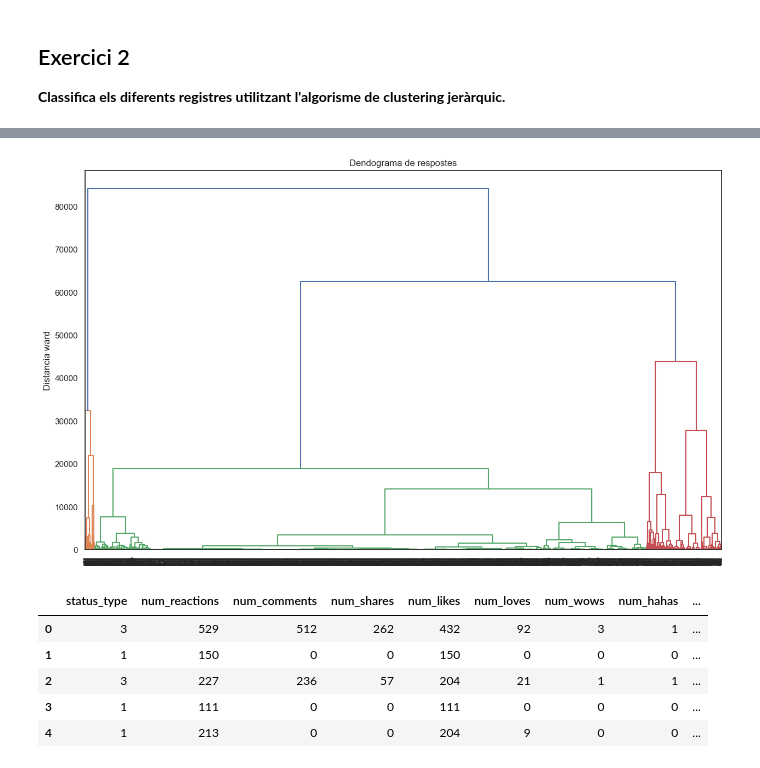
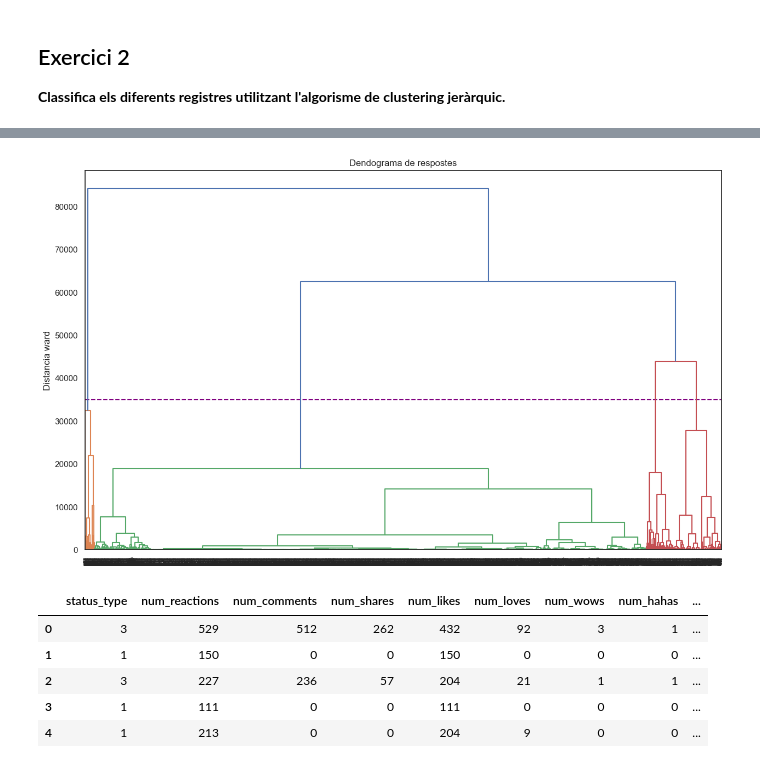
Before and after one commit to Likimeya/Algoritmos_de_aprendizaje_no_suvervisados_agrupacion, a Jupyter notebook: Tasca M8 T01.ipynb, the cells around one changed output, grey strips where cells are left out. Saved outputs shown, nothing was run; the diff lists cells and outputs as text; code cells hidden in the pictures.

```diff
--- a/Tasca M8 T01.ipynb
+++ b/Tasca M8 T01.ipynb
@@ -406,11 +455,12 @@ PCA(random_state=123, svd_solver='randomized')
 ## Exercici 2
 **Classifica els diferents registres utilitzant l'algorisme de clustering jeràrquic.**
 # %%
-# Plot del dendograma del dataset de clientes
+# Plot del dendograma
 plt.figure(figsize=(15, 9))
 plt.title("Dendograma de respostes")
 plt.ylabel("Distancia ward")
+plt.axhline(y=35000, color='purple', linestyle='--')
 
-# Con la función 'dendogram' graficamos el dendograma.
+
 dend = shc.dendrogram(shc.linkage(df, method='ward'))
 # %% [output]
@@ -417,4 +471,4 @@ dend = shc.dendrogram(shc.linkage(df, method='ward'))
-[figure, old version]
+[figure, new version]
 # %%
 from sklearn.cluster import AgglomerativeClustering
 # Creamos el modelo
```
Also changed, not shown: parts of 37 cells of this notebook.
